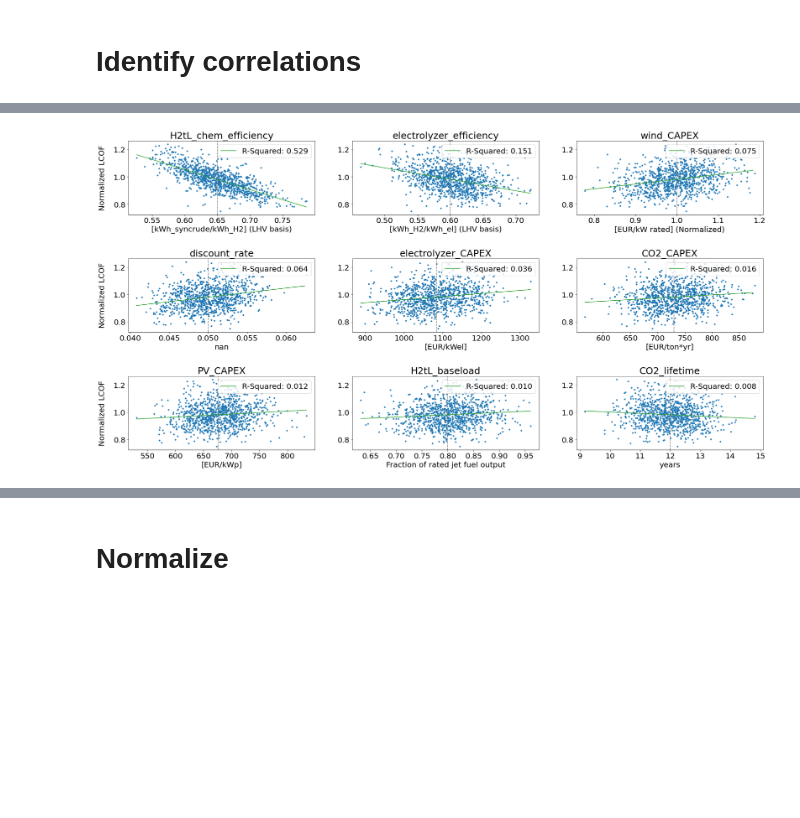
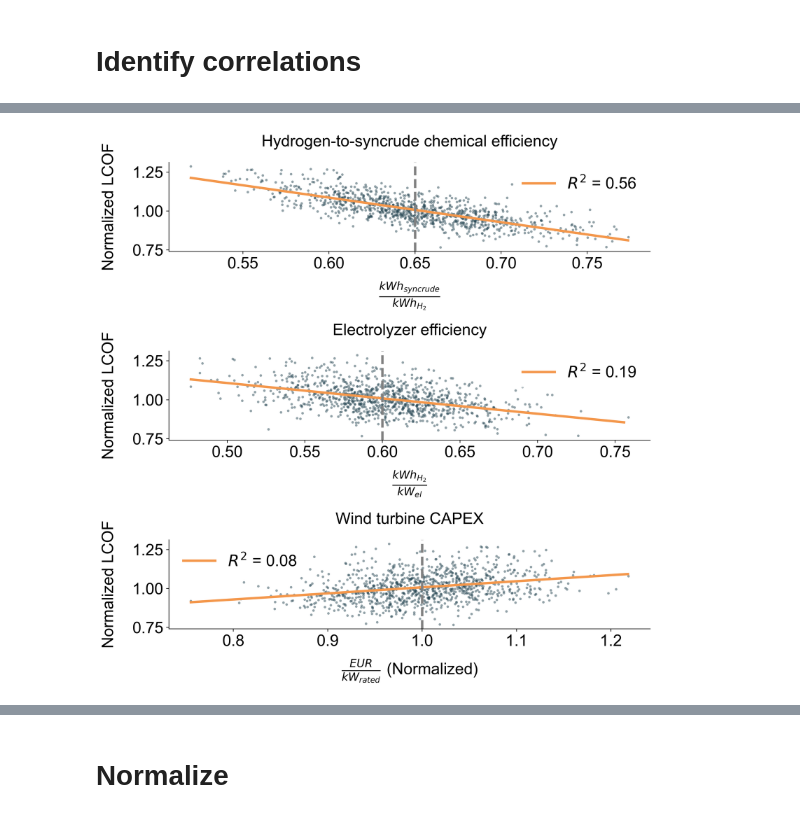
Before and after one commit to kwdseymour/EuroSAFs, a Jupyter notebook: scripts/analysis/sensitivity_analysis.ipynb, the cells around one changed output, grey strips where cells are left out. Saved outputs shown, nothing was run; the diff lists cells and outputs as text; code cells hidden in the pictures; blank space fills up the shorter version.

Commit message:
Plotting updates

```diff
--- a/scripts/analysis/sensitivity_analysis.ipynb
+++ b/scripts/analysis/sensitivity_analysis.ipynb
@@ -8,4 +8,6 @@ import numpy as np
 import geopandas as gpd
 from glob import glob
 import statsmodels.api as sm
+plt.style.reload_library()
+plt.style.use('EuroSAFs_pub')
 # %%
@@ -14,8 +16,8 @@ sys.path.insert(1,'../../scripts/03_plant_optimization/')
 import plant_optimization as pop
 from plant_optimization.notebook_tools import *
 # %%
-europe_grid = gpd.read_file('../../results_samples/Europe_Evaluation_Grid.shp')
+europe_grid = gpd.read_file('../../data/Countries_WGS84/processed/Europe_Evaluation_Grid.shp')
 europe_grid.rename(columns={'grid_lat':'lat','grid_lon':'lon'},inplace=True)
 europe_grid['sea_node'] = europe_grid.sea_node.astype(bool)
-europe_borders = gpd.read_file('../../results_samples/Europe_WGS84.shp')
+europe_borders = gpd.read_file('../../data/Countries_WGS84/processed/Europe_WGS84.shp')
 # %%
@@ -118,12 +139,22 @@ eval_params = [x for x in combined_gdf.columns if x in specs_names or x in ['win
 eval_params = [x for x in eval_params if combined_gdf[x].max()!=combined_gdf[x].min()]
 eval_params = [x for x in eval_params if combined_gdf[x].isna().sum()==0]
 ols_reg = pd.DataFrame()
+n_digits = 2
 for eval_param in eval_params:
     X = combined_gdf[eval_param]
     Y = combined_gdf.LCOF_liter_norm
     X = sm.add_constant(X)
     model = sm.OLS(Y,X)
     results = model.fit()
-    ols_reg = ols_reg.append({'parameter':eval_param,'const':results.params.const,'slope':results.params[eval_param],'rsquared':results.rsquared,'rsquared_adj':results.rsquared_adj},ignore_index=True)
-ols_reg = ols_reg[['parameter','slope','const','rsquared','rsquared_adj']]
+    ols_reg = ols_reg.append({
+        'Parameter':eval_param,
+        'Intercept':results.params.const,
+        'Intercept 95% C.I.':f'[{round(results.conf_int().loc["const"][0],n_digits):+.2f},{round(results.conf_int().loc["const"][1],n_digits):+.2f}]',
+        'Slope':results.params[eval_param],
+        'Slope 95% C.I.':f'[{round(results.conf_int().loc[eval_param][0],n_digits):+.2f},{round(results.conf_int().loc[eval_param][1],n_digits):+.2f}]',
+        'R-Squared':results.rsquared,
+
+#         'rsquared_adj':results.rsquared_adj
+    },ignore_index=True)
+ols_reg = ols_reg[['Parameter','Slope','Slope 95% C.I.','Intercept','Intercept 95% C.I.','R-Squared']]
 # %%
@@ -138,38 +172,55 @@ ols_reg.sort_values('rsquared',ascending=False).head(5)
 # %%
-figsize=(30,15)
-fontsize=25
-params_count = 9
-ncols=3
+figsize=(10,10)
+fontsize=figsize[0]*2
+params_count = 3
+ncols=1
 df = combined_gdf.copy()
-ols_reg_slice = ols_reg.sort_values('rsquared',ascending=False).iloc[:params_count].reset_index(drop=True).copy()
+ols_reg_slice = ols_reg.loc[ols_reg.Parameter!='discount_rate'].sort_values('R-Squared',ascending=False).iloc[:params_count].reset_index(drop=True).copy()
 
+cmap = 'RdYlGn_r'
+
+titles = {
+    'H2tL_chem_efficiency':'Hydrogen-to-syncrude chemical efficiency',
+    'electrolyzer_efficiency': 'Electrolyzer efficiency',
+    'wind_CAPEX': 'Wind turbine CAPEX',
+    'electrolyzer_CAPEX': 'Electrolyzer CAPEX'
+}
+units_map = {
+    'H2tL_chem_efficiency':r'$\frac{kWh_{syncrude}}{kWh_{H_{2}}}$',
+    'electrolyzer_efficiency':r'$\frac{kWh_{H_{2}}}{kW_{el}}$',
+    'wind_CAPEX':r'$\frac{EUR}{kW_{rated}}$',
+
+}
 if ncols == None:
     ncols = int(np.ceil(np.sqrt(params_count)))
 nrows = int(np.ceil(params_count/ncols))
 fig,axes = plt.subplots(nrows=nrows,ncols=ncols,figsize=figsize)
 axes = np.reshape(axes,(1,nrows*ncols))[0]
 for idx,row in ols_reg_slice.iterrows():
-    axes[idx].scatter(df[row.parameter],df.LCOF_liter_norm,s=10)
-    maxx = df[row.parameter].max()
-    minx = df[row.parameter].min()
+    axes[idx].scatter(df[row.Parameter],df.LCOF_liter_norm, s=10, alpha=0.5, lw=0)#, cmap=cmap, vmin=2, vmax=4, c=df.LCOF_liter_2020)
+    maxx = df[row.Parameter].max()
+    minx = df[row.Parameter].min()
     x = np.arange(minx,maxx,round((maxx-minx)/100,5))
-    y = row.slope*x + row.const
-    axes[idx].plot(x,y,color='C2',label=f'R-Squared: {row.rsquared:.3f}')
-    if row.parameter not in ['wind_CAPEX','wind_OPEX']:
-        chosen_val = specs.at[row.parameter,'value_2020']
-        units = specs.at[row.parameter,'units']
+    y = row.Slope*x + row.Intercept
+    axes[idx].plot(x,y,linewidth=3,color='C1',label=fr'$R^{2}$ = {row["R-Squared"]:.2f}')
+    if row.Parameter not in ['wind_CAPEX','wind_OPEX']:
+        chosen_val = specs.at[row.Parameter,'value_2020']
+        units = units_map[row.Parameter]
     else:
         chosen_val = 1
-        units = specs.at[row.parameter.replace('wind','wind_lo'),'units'] + ' (Normalized)'
-    axes[idx].axvline(chosen_val,linestyle='--',c='grey')
-    axes[idx].set_xlabel(units,fontsize=fontsize*0.8)
-    axes[idx].set_title(row.parameter,fontsize=fontsize)
-    axes[idx].tick_params(labelsize=fontsize*0.8)
-    axes[idx].legend(loc='upper right',fontsize=fontsize*0.8)
+        units = units_map[row.Parameter] + ' (Normalized)'
+    axes[idx].axvline(chosen_val,linewidth=3,linestyle='--',c='grey')
+    axes[idx].set_xlabel(units,fontsize=fontsize)
+    axes[idx].set_title(titles[row.Parameter],fontsize=fontsize)
+    axes[idx].tick_params(labelsize=fontsize)
+    axes[idx].legend(fontsize=fontsize,edgecolor=(1,1,1,0.5),facecolor=(1, 1, 1, 0.5))#,loc='upper right')
     if idx in [x*ncols for x in range(nrows)]:
-        axes[idx].set_ylabel('Normalized LCOF',labelpad=20,fontsize=fontsize*0.8)
-plt.subplots_adjust(hspace=0.6,wspace=0.2)
-# plt.tight_layout()
-# plt.savefig('../../gfx/highest_sensitivities.png',dpi=400)
+        axes[idx].set_ylabel('Normalized LCOF',labelpad=20,fontsize=fontsize)
+
+    axes[idx].spines['top'].set_visible(False)
+    axes[idx].spines['right'].set_visible(False)
+plt.subplots_adjust(hspace=0.9,wspace=0.2)
+plt.tight_layout()
+plt.savefig('../../gfx/highest_sensitivities.png',dpi=400,bbox_inches='tight')
 # %% [output]
-[figure, old version]
+[figure, new version]
```
Also changed, not shown: parts of 12 cells of this notebook, 4 other files.
